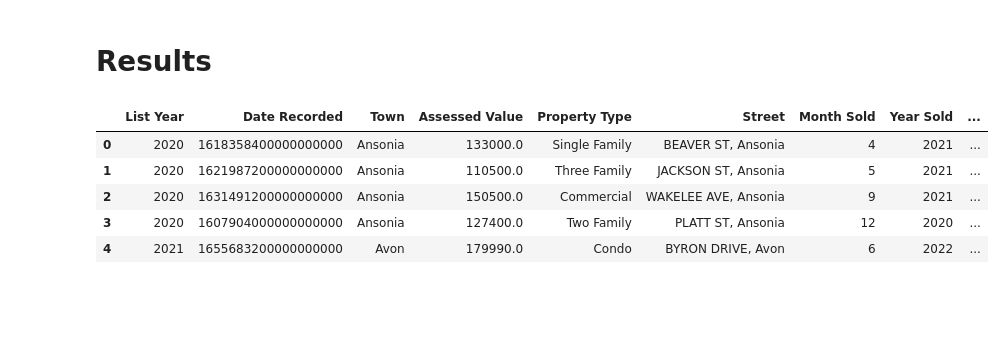
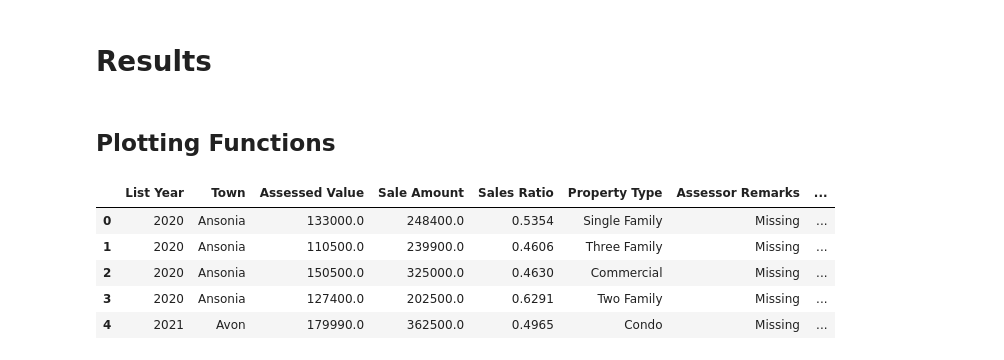
Before and after one commit to jonahmougoue/Connecticut-Real-Estate-Analysis, a Jupyter notebook: RealEstatePrediction.ipynb, the cells around one changed output. Drawn from its saved outputs; the diff is of its cells as text; code cells hidden in the pictures; blank space fills up the shorter version.

```diff
--- a/RealEstatePrediction.ipynb
+++ b/RealEstatePrediction.ipynb
@@ -199,6 +200,7 @@ From Connecticut Open Data:
 Rows with Non Use Codes should be removed since they're not accurate
 # %%
 df = df[df['Non Use Code'].isna()]
+df = df.drop(['Non Use Code'],axis=1)
 # %% [markdown]
 ## Feature Engineering
 # %% [markdown]
@@ -252,12 +256,24 @@ df.insert(len(df.columns),'Street',street)
+# %%
+location = df['Location'].str.lstrip('POINT (').str.rstrip(')')
+#x_location, y_location =
+locations = location.str.split(' ',expand=True)
+X_location = locations[0].astype('float64')
+y_location = locations[1].astype('float64')
+df.insert(len(df.columns),'X Location',X_location)
+df.insert(len(df.columns),'y Location',y_location)
+df = df.drop(['Location'],axis=1)
 # %% [markdown]
 Using the Date Recorded feature, we can make Month Sold, Year Sold, and Years on Market features
 # %%
-month_sold = df['Date Recorded'].dt.month.astype('Int64')
-df.insert(len(df.columns),'Month Sold',month_sold)
-year_sold = df['Date Recorded'].dt.year.astype('Int64')
-df.insert(len(df.columns),'Year Sold',year_sold)
-years_on_market = year_sold - df['List Year']
-df.insert(len(df.columns),'Years on Market',years_on_market)
+df['sin(Day of Week Sold)'] = np.sin(2 * np.pi * df['Date Recorded'].dt.day_of_week / 7)
+df['cos(Day of Week Sold)'] = np.cos(2 * np.pi * df['Date Recorded'].dt.day_of_week / 7)
+
+df['sin(Day of Year Sold)'] = np.sin(2 * np.pi * df['Date Recorded'].dt.day_of_year / 365)
+df['cos(Day of Year Sold)'] = np.cos(2 * np.pi * df['Date Recorded'].dt.day_of_year / 365)
+
+df['Year Sold'] = df['Date Recorded'].dt.year.astype('Float64')
+df['Years on Market'] = df['Year Sold'] - df['List Year']
+
 df.head()
 # %% [output]
 |  | Serial Number | List Year | Date Recorded | Town | Address | Assessed Value | Sale Amount | Sales Ratio | ... |
@@ -274,5 +290,8 @@ df = df[df['Years on Market']>=0]
 Now that new features have been added, null values can be replaced
 # %%
 df = df[df['Date Recorded'].notnull()]
+#df['Date Recorded'] = df['Date Recorded'].map(lambda x: x.toordinal()).astype('Float64')
+df = df.drop(['Date Recorded'],axis=1)
 for col in df.select_dtypes(include='string'):
     df[col] = df[col].fillna('Missing')
+df.info()
@@ -648,6 +741,8 @@ def make_estimators():
     return estimators
 # %% [markdown]
 # Results
+# %% [markdown]
+## Plotting Functions
 # %%
 from sklearn.metrics import r2_score, PredictionErrorDisplay
 from sklearn.inspection import PartialDependenceDisplay, permutation_importance
@@ -732,28 +845,31 @@ def predict_and_plot(X_train, X_test, y_train, y_test, x_features, y_feature, es
         y_feature,
     )
 # %%
-X = df[[
+'''X = df[[
     'List Year',
-    'Date Recorded',
+    #'Date Recorded',
     'Town',
     'Assessed Value',
     'Property Type',
     'Street',
     'Month Sold',
     'Year Sold',
     'Years on Market',
     'Assessor Remarks',
     'OPM remarks',
+    'X Location',
+    'y Location',
+    'Day of Year Sold',
 ]].copy()
-
-X['Date Recorded'] = X['Date Recorded'].astype('int64')
+'''
+X = df.drop(['Serial Number','Address'],axis=1).copy()
 
 y = df[['Sale Amount','Sales Ratio']]
 X.head()
 # %% [output]
-|  | List Year | Date Recorded | Town | Assessed Value | Property Type | Street | Month Sold | Year Sold | ... |
-| 0 | 2020 | 1618358400000000000 | Ansonia | 133000.0 | Single Family | BEAVER ST, Ansonia | 4 | 2021 | ... |
-| 1 | 2020 | 1621987200000000000 | Ansonia | 110500.0 | Three Family | JACKSON ST, Ansonia | 5 | 2021 | ... |
-| 2 | 2020 | 1631491200000000000 | Ansonia | 150500.0 | Commercial | WAKELEE AVE, Ansonia | 9 | 2021 | ... |
-| 3 | 2020 | 1607904000000000000 | Ansonia | 127400.0 | Two Family | PLATT ST, Ansonia | 12 | 2020 | ... |
-| 4 | 2021 | 1655683200000000000 | Avon | 179990.0 | Condo | BYRON DRIVE, Avon | 6 | 2022 | ... |
+|  | List Year | Town | Assessed Value | Sale Amount | Sales Ratio | Property Type | Assessor Remarks | ... |
+| 0 | 2020 | Ansonia | 133000.0 | 248400.0 | 0.5354 | Single Family | Missing | ... |
+| 1 | 2020 | Ansonia | 110500.0 | 239900.0 | 0.4606 | Three Family | Missing | ... |
+| 2 | 2020 | Ansonia | 150500.0 | 325000.0 | 0.4630 | Commercial | Missing | ... |
+| 3 | 2020 | Ansonia | 127400.0 | 202500.0 | 0.6291 | Two Family | Missing | ... |
+| 4 | 2021 | Avon | 179990.0 | 362500.0 | 0.4965 | Condo | Missing | ... |
```
Also changed, not shown: parts of 28 cells of this notebook, 1 other file.
